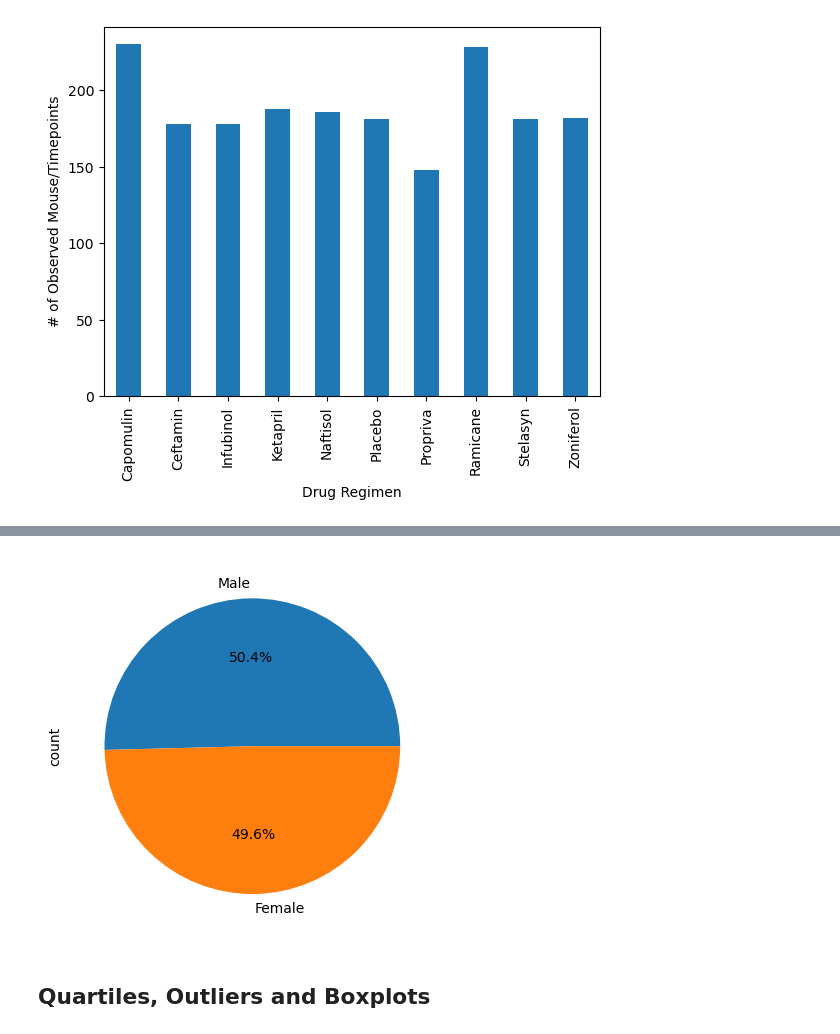
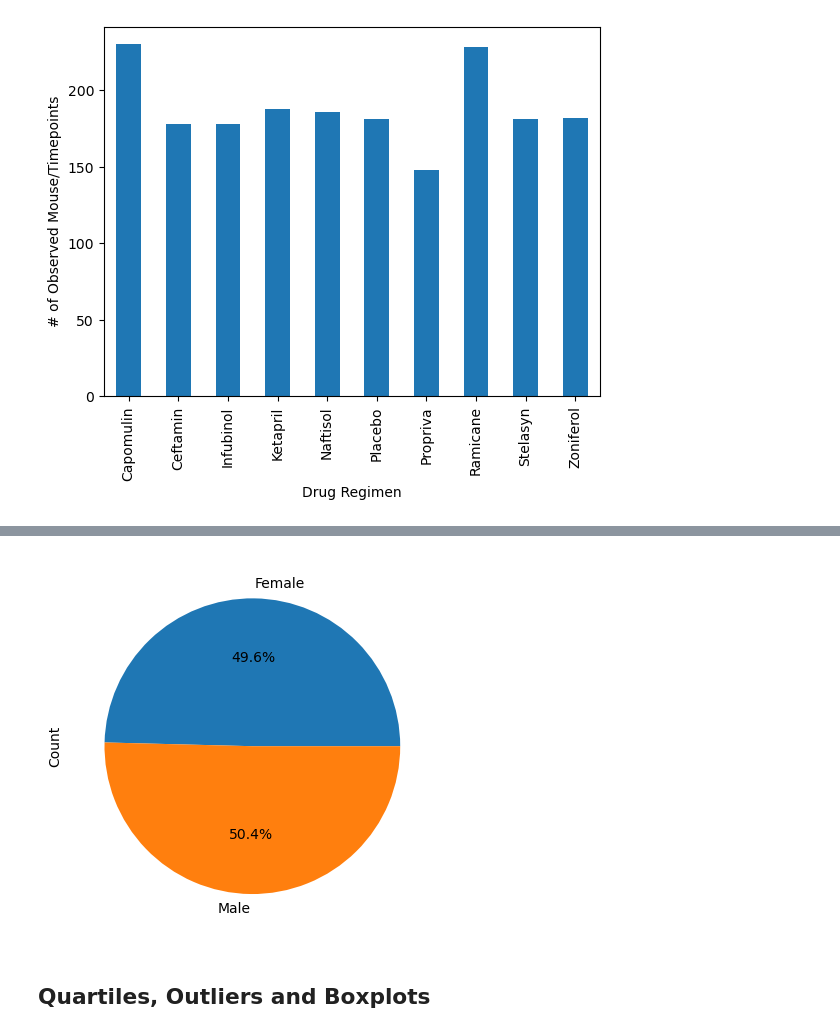
Before and after one commit to kylechou2873/Pymaceuticals, a Jupyter notebook: Pymaceuticals/pymaceuticals_starter.ipynb, the cells around one changed output, grey strips where cells are left out. Cells and saved outputs as stored; diff of their text form; code cells hidden in the pictures.

```diff
--- a/Pymaceuticals/pymaceuticals_starter.ipynb
+++ b/Pymaceuticals/pymaceuticals_starter.ipynb
@@ -203,12 +216,18 @@ KeyError: "None of ['Drug Regimen'] are in the columns"
 # %%
 # Generate a pie chart, using pyplot, showing the distribution of unique female versus male mice used in the study
 
 # Get the unique mice with their gender
-
-
+mf_df = clean_df.drop_duplicates("Mouse ID")
+mf_df = mf_df.groupby("Sex")
+mf_df = mf_df["Mouse ID"]
+res = mf_df.count()
+resIndex = res.index
 # Make the pie chart
+plt.pie(res,autopct="%1.1f%%",labels=resIndex)
+plt.ylabel("Count")
+plt.show()
 # %% [output]
-[figure, old version]
+[figure, new version]
 # %% [markdown]
 ## Quartiles, Outliers and Boxplots
 # %%
```
Also changed, not shown: parts of 3 cells of this notebook.
